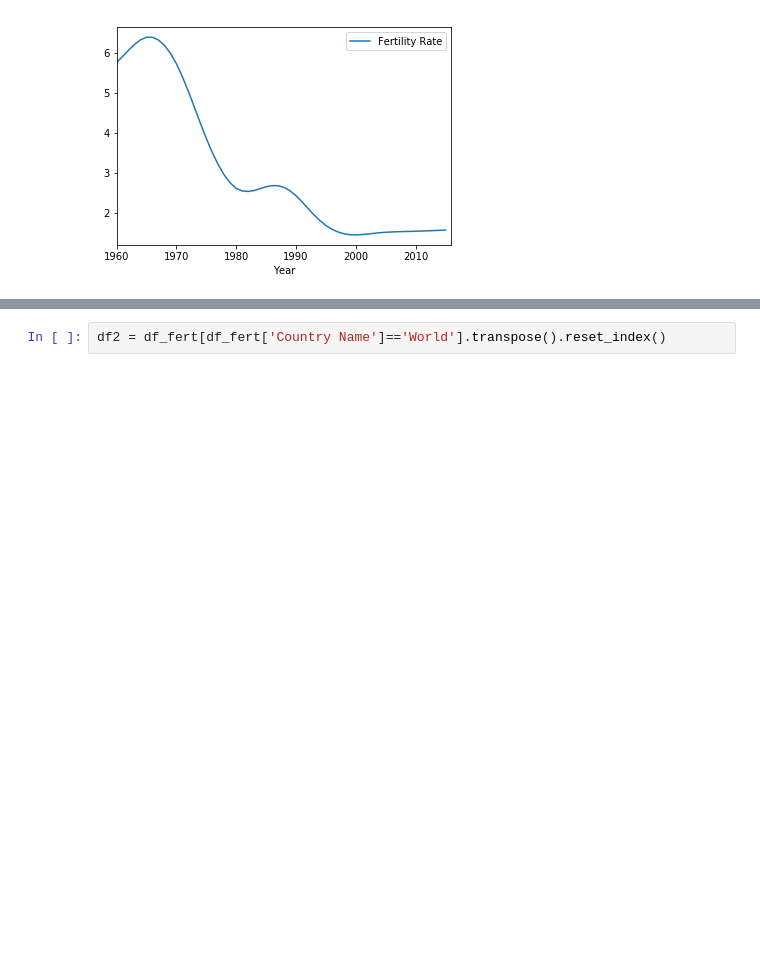
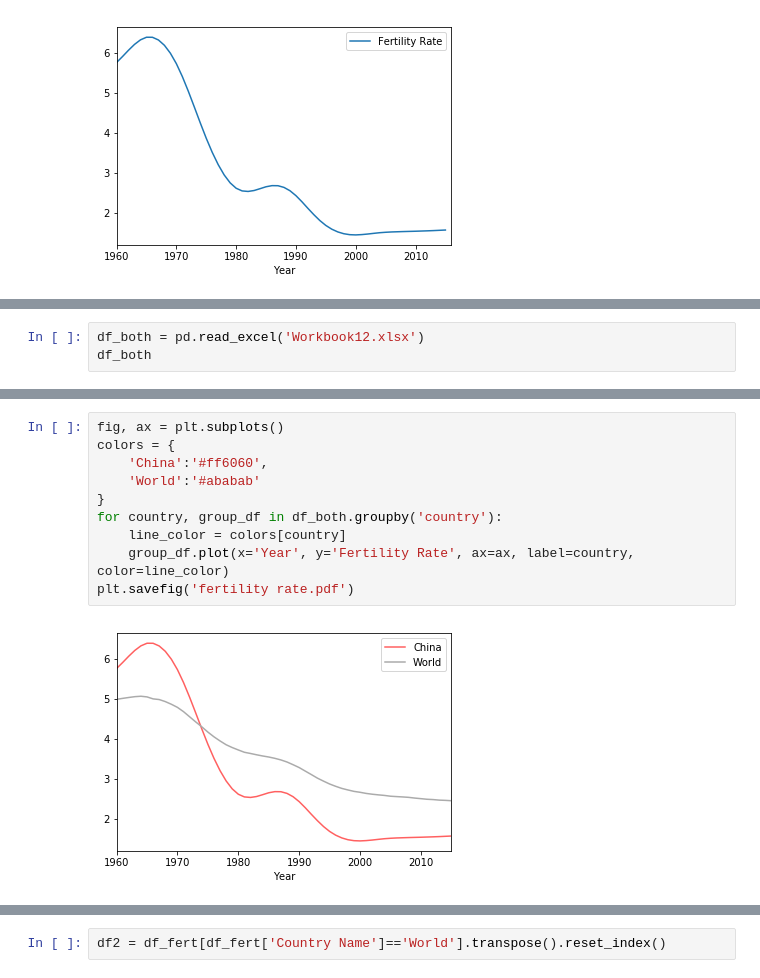
Before and after one commit to yuqingliu19/Data-Studio-Projects, a Jupyter notebook: Code/Child_Policy/Child_Policy.ipynb, the cells around one changed output, grey strips where cells are left out. Saved outputs shown, nothing was run; the diff lists cells and outputs as text; blank space fills up the shorter version.

```diff
--- a/Code/Child_Policy/Child_Policy.ipynb
+++ b/Code/Child_Policy/Child_Policy.ipynb
@@ -55,0 +102,3 @@ df_CHN.plot(x='Year', y='Fertility Rate')
+# %%
+df_both = pd.read_excel('Workbook12.xlsx')
+df_both
@@ -55,0 +124,12 @@ df_CHN.plot(x='Year', y='Fertility Rate')
+# %%
+fig, ax = plt.subplots()
+colors = {
+    'China':'#ff6060',
+    'World':'#ababab'
+}
+for country, group_df in df_both.groupby('country'):
+    line_color = colors[country]
+    group_df.plot(x='Year', y='Fertility Rate', ax=ax, label=country, color=line_color)
+plt.savefig('fertility rate.pdf')
+# %% [output]
+[figure, added]
```
Also changed, not shown: parts of 35 cells of this notebook, 49 other files.
